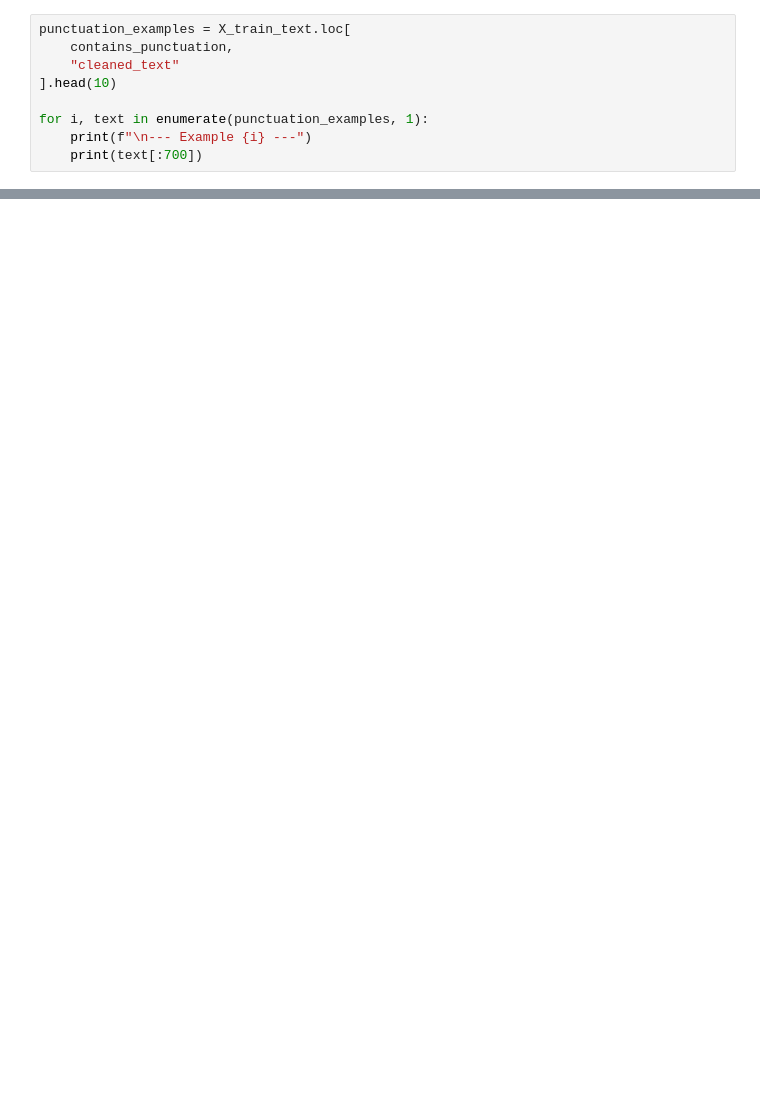
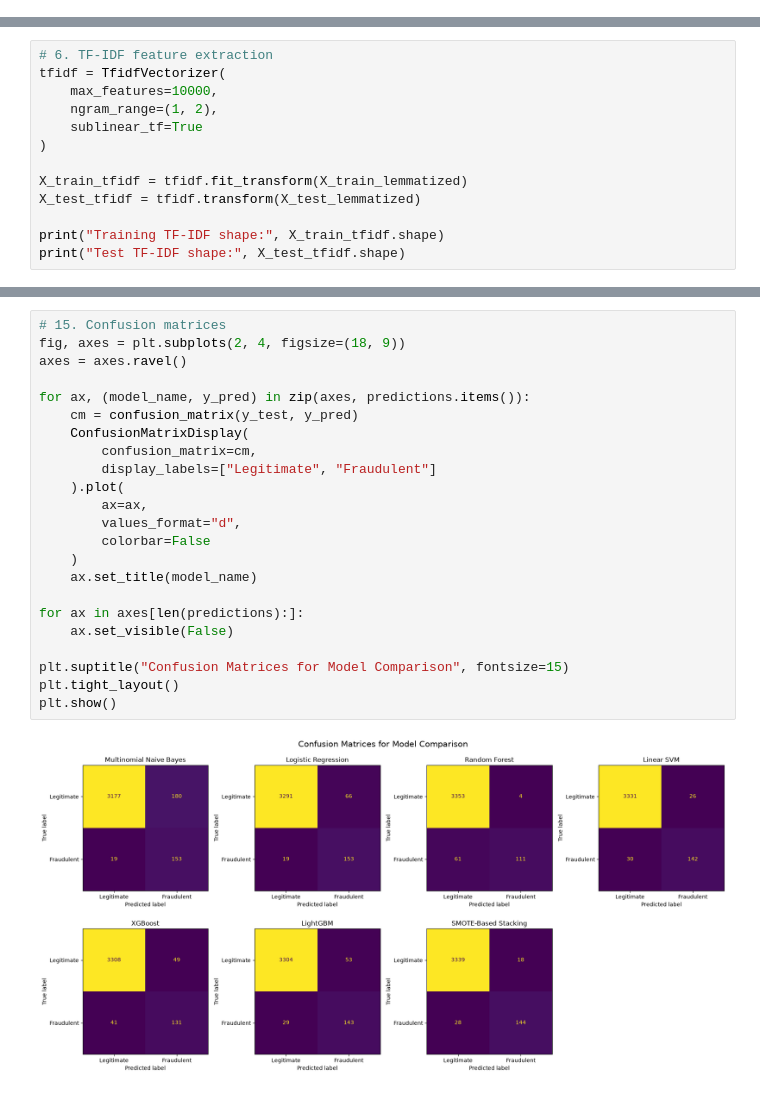
Before and after one commit to maryamkhatab/EMSCAD-Fraud-Detection, a Jupyter notebook: EMSCAD_Fraud_Detection.ipynb, the cells around one changed output, grey strips where cells are left out. Cells and saved outputs as stored; diff of their text form; blank space fills up the shorter version.

```diff
--- a/EMSCAD_Fraud_Detection.ipynb
+++ b/EMSCAD_Fraud_Detection.ipynb
@@ -482,9 +0,0 @@ Percentage: 99.96%
-# %%
-punctuation_examples = X_train_text.loc[
-    contains_punctuation,
-    "cleaned_text"
-].head(10)
-
-for i, text in enumerate(punctuation_examples, 1):
-    print(f"\n--- Example {i} ---")
-    print(text[:700])
@@ -4529,0 +499,13 @@ Mean SHAP when absent: 0.0498
+# %%
+# 6. TF-IDF feature extraction
+tfidf = TfidfVectorizer(
+    max_features=10000,
+    ngram_range=(1, 2),
+    sublinear_tf=True
+)
+
+X_train_tfidf = tfidf.fit_transform(X_train_lemmatized)
+X_test_tfidf = tfidf.transform(X_test_lemmatized)
+
+print("Training TF-IDF shape:", X_train_tfidf.shape)
+print("Test TF-IDF shape:", X_test_tfidf.shape)
@@ -4529,0 +962,25 @@ Mean SHAP when absent: 0.0498
+# %%
+# 15. Confusion matrices
+fig, axes = plt.subplots(2, 4, figsize=(18, 9))
+axes = axes.ravel()
+
+for ax, (model_name, y_pred) in zip(axes, predictions.items()):
+    cm = confusion_matrix(y_test, y_pred)
+    ConfusionMatrixDisplay(
+        confusion_matrix=cm,
+        display_labels=["Legitimate", "Fraudulent"]
+    ).plot(
+        ax=ax,
+        values_format="d",
+        colorbar=False
+    )
+    ax.set_title(model_name)
+
+for ax in axes[len(predictions):]:
+    ax.set_visible(False)
+
+plt.suptitle("Confusion Matrices for Model Comparison", fontsize=15)
+plt.tight_layout()
+plt.show()
+# %% [output]
+[figure, added]
```
Also changed, not shown: parts of 199 cells of this notebook.
